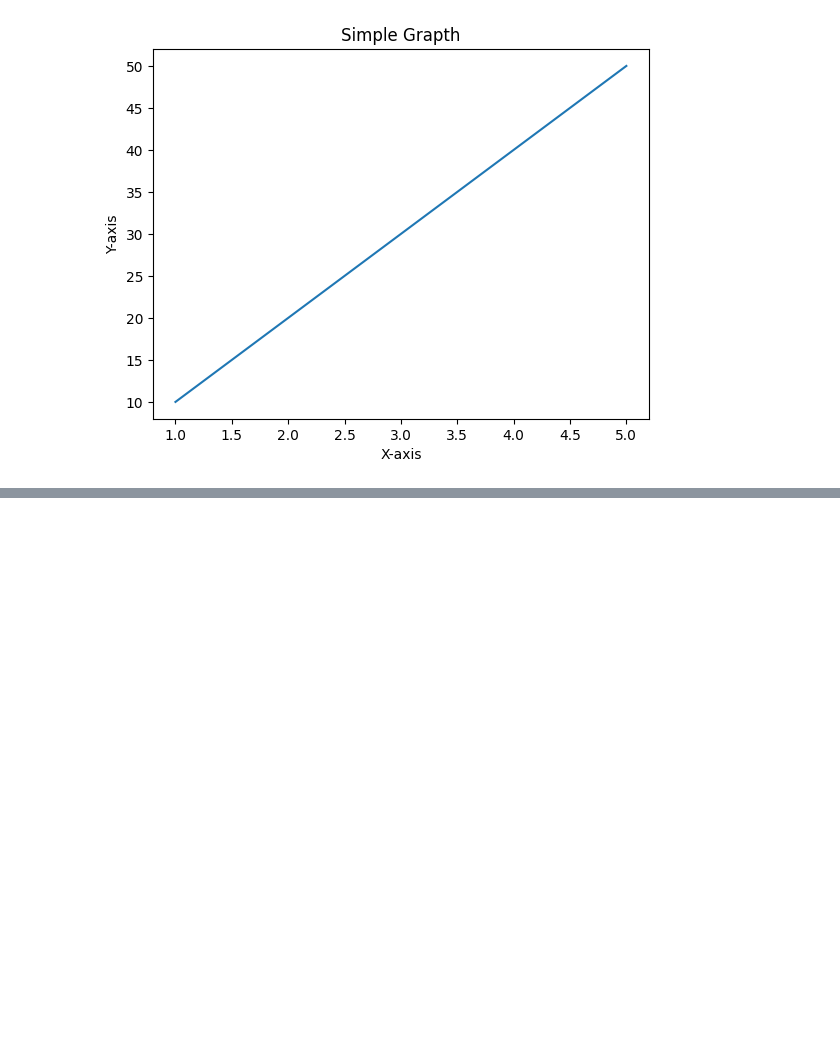
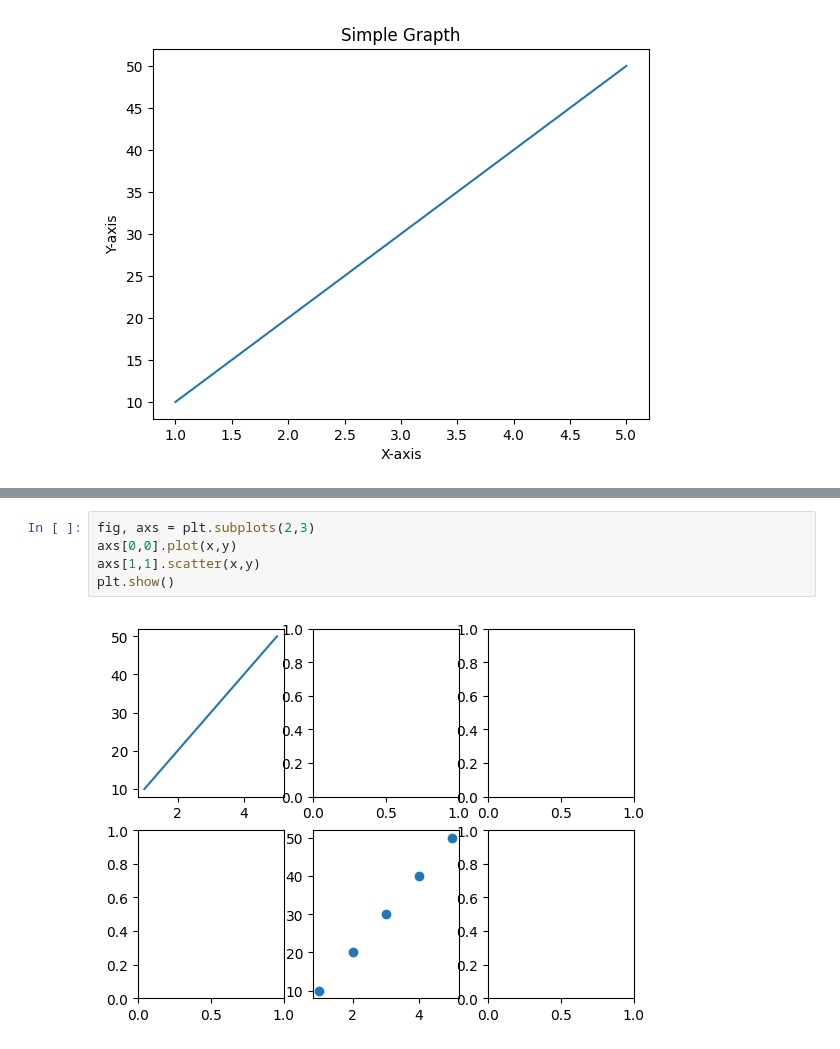
Before and after one commit to imaakanksha/NumPy, a Jupyter notebook: matplotlib.ipynb, the cells around one changed output, grey strips where cells are left out. Cells and saved outputs as stored; diff of their text form; blank space fills up the shorter version.

```diff
--- a/matplotlib.ipynb
+++ b/matplotlib.ipynb
@@ -11,0 +18,7 @@ plt.show()
+# %%
+fig, axs = plt.subplots(2,3)
+axs[0,0].plot(x,y)
+axs[1,1].scatter(x,y)
+plt.show()
+# %% [output]
+[figure, added]
```
Also changed, not shown: parts of 10 cells of this notebook, 1 other file.
